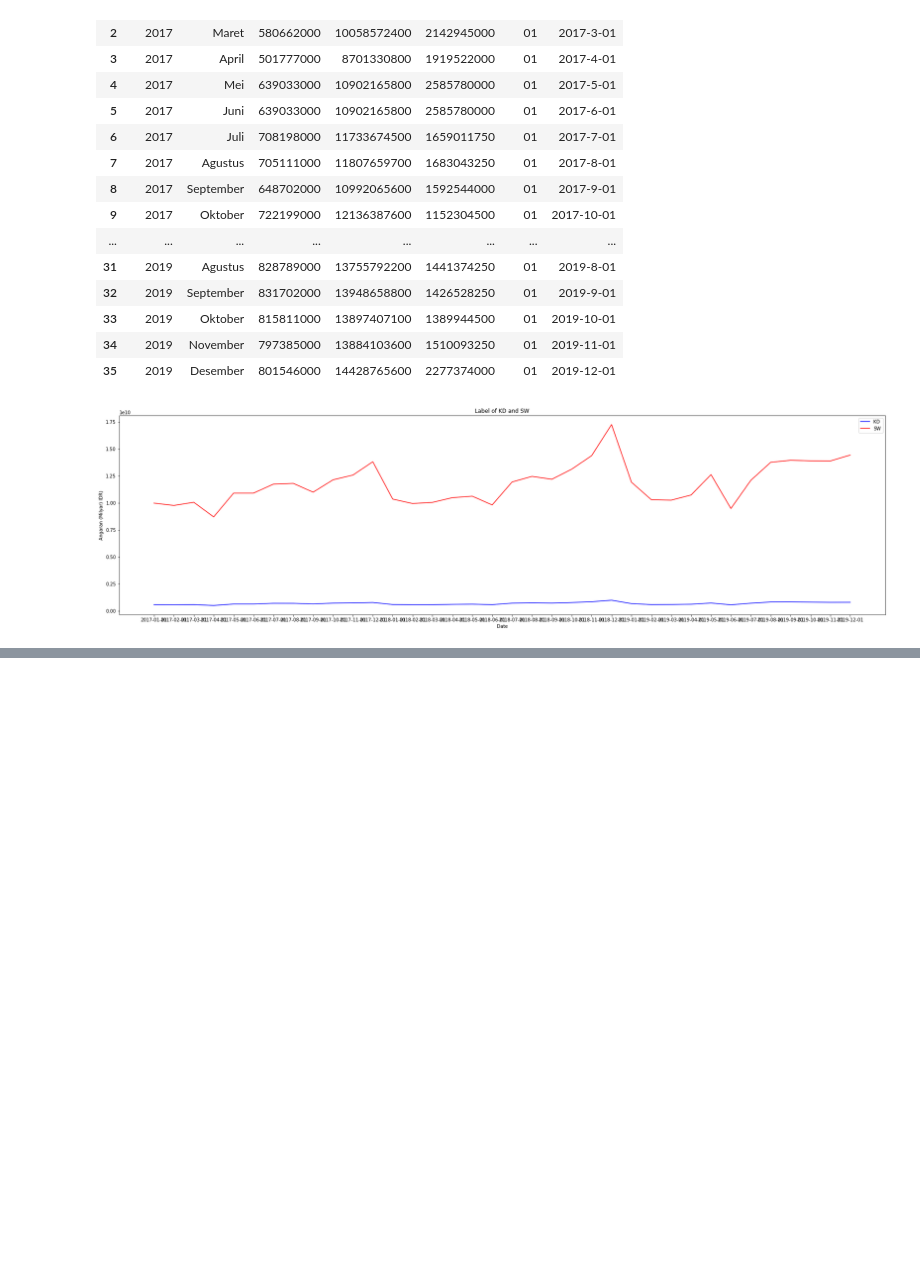
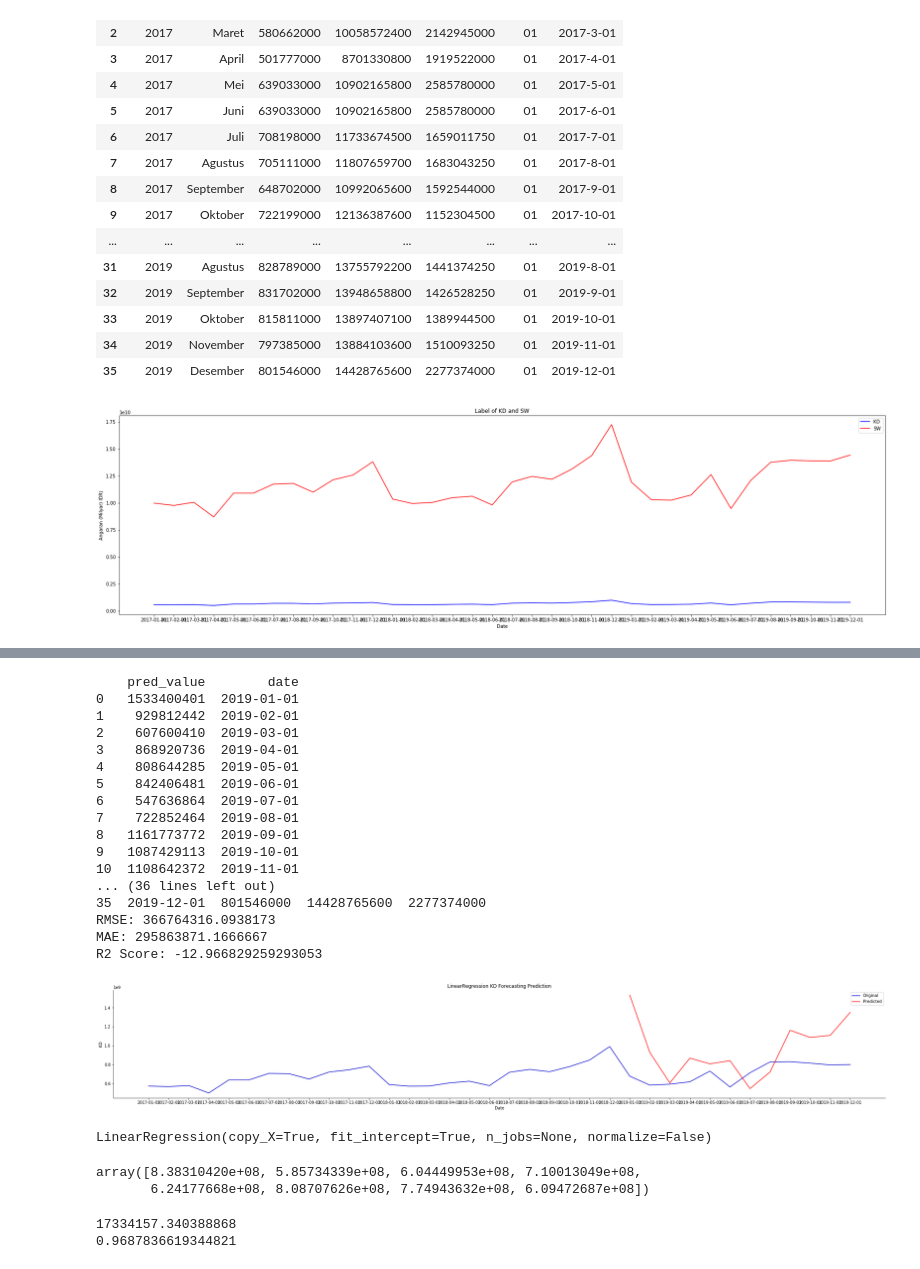
Before and after one commit to fadlytanjung/prediction_with_linear_regression, a Jupyter notebook: prediction_with_linear_regression.ipynb, the cells around one changed output, grey strips where cells are left out. Drawn from its saved outputs; the diff is of its cells as text; code cells hidden in the pictures; blank space fills up the shorter version.

```diff
--- a/prediction_with_linear_regression.ipynb
+++ b/prediction_with_linear_regression.ipynb
@@ -86,0 +265,63 @@ ypred,y_test
+# %%
+def regressive_model(train_data, test_data, model, model_name):
+    """Runs regressive models in SKlearn framework. First calls scale_data
+    to split into X and y and scale the data. Then fits and predicts. Finally,
+    predictions are unscaled, scores are printed, and results are plotted and
+    saved.
+    Keyword arguments:
+    -- train_set: dataset used to train the model
+    -- test_set: dataset used to test the model
+    -- model: the sklearn model and model arguments in the form of
+              model(kwarga)
+    -- model_name: the name that will be used to store model scores and plotting
+    """
+
+    # Split into X & y and scale data
+    X_train, y_train, X_test, y_test, scaler_object = scale_data(train_data,
+                                                                 test_data)
+    # Run sklearn models
+    mod = model
+    mod.fit(X_train, y_train)
+    predictions = mod.predict(X_test)
+
+    # Undo scaling to compare predictions against original data
+    original_df = load_data('data/data.csv')
+    unscaled = undo_scaling(predictions, X_test, scaler_object)
+    unscaled_df = predict_df(unscaled, original_df)
+    print(unscaled_df,original_df)
+    # print scores and plot results
+    get_scores(unscaled_df, original_df, model_name)
+    plot_results(unscaled_df, original_df, model_name)
+# %%
+def tts(data):
+    """Splits the data into train and test. Test set consists of the last 12
+    months of data.
+    """
+    data = data.drop(['KD', 'date'], axis=1)
+    train, test = data[0:-12].values, data[-12:].values
+
+    return train, test
+# %%
+train, test = tts(model_df)
+model_scores = {}
+# Call model frame work for linear regression
+regressive_model(train, test, LinearRegression(),'LinearRegression')
+# %% [output]
+    pred_value        date
+0   1533400401  2019-01-01
+1    929812442  2019-02-01
+2    607600410  2019-03-01
+3    868920736  2019-04-01
+4    808644285  2019-05-01
+5    842406481  2019-06-01
+6    547636864  2019-07-01
+7    722852464  2019-08-01
+8   1161773772  2019-09-01
+9   1087429113  2019-10-01
+10  1108642372  2019-11-01
+... (36 lines left out)
+35  2019-12-01  801546000  14428765600  2277374000
+RMSE: 366764316.0938173
+MAE: 295863871.1666667
+R2 Score: -12.966829259293053
+[figure, added]
@@ -86,0 +337,4 @@ ypred,y_test
+# %%
+lin_reg_mod.fit(X_train, y_train)
+# %% [output]
+LinearRegression(copy_X=True, fit_intercept=True, n_jobs=None, normalize=False)
@@ -86,0 +343,5 @@ ypred,y_test
+# %%
+pred
+# %% [output]
+array([8.38310420e+08, 5.85734339e+08, 6.04449953e+08, 7.10013049e+08,
+       6.24177668e+08, 8.08707626e+08, 7.74943632e+08, 6.09472687e+08])
@@ -86,0 +352,6 @@ ypred,y_test
+# %%
+print(test_set_rmse)
+print(test_set_r2)
+# %% [output]
+17334157.340388868
+0.9687836619344821
```
Also changed, not shown: parts of 18 cells of this notebook, 3 other files.
